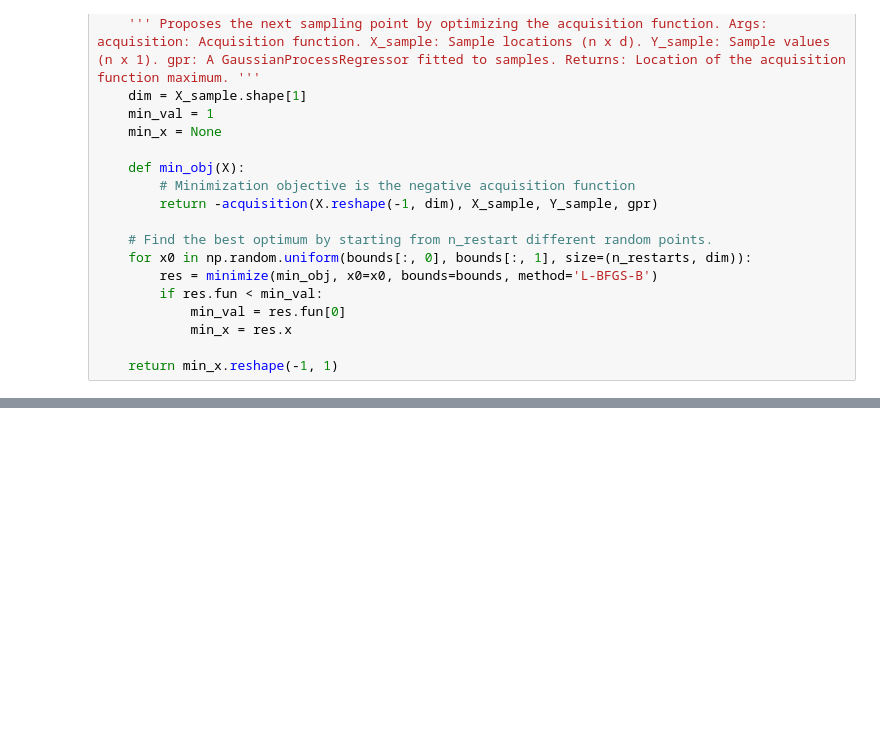
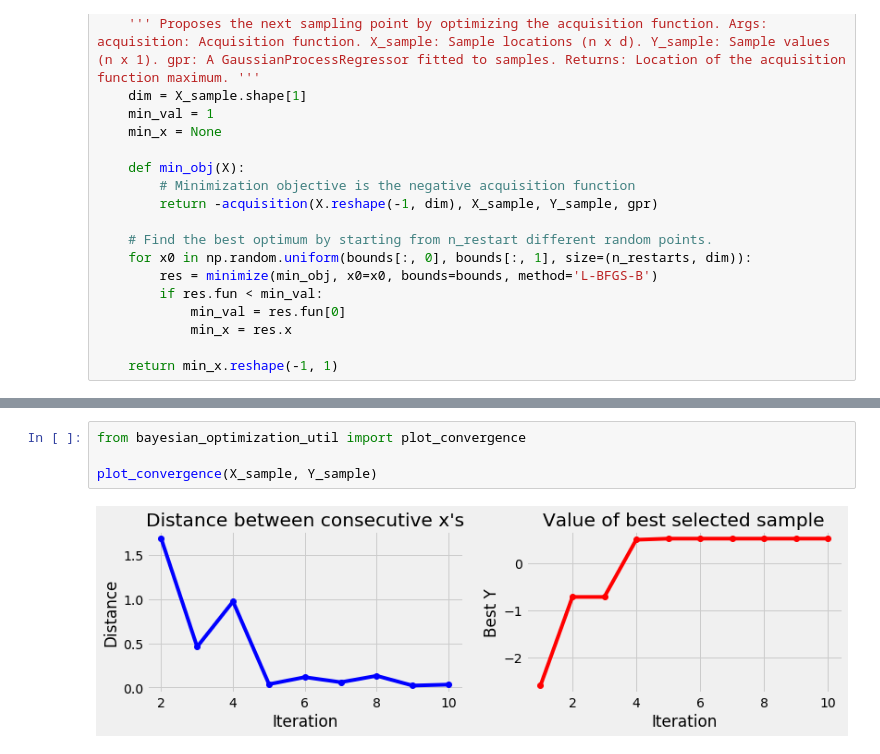
Before and after one commit to phuhavan/ml_alg, a Jupyter notebook: gp2/Untitled1.ipynb, the cells around one changed output, grey strips where cells are left out. Cells and saved outputs as stored; diff of their text form; blank space fills up the shorter version.

```diff
--- a/gp2/Untitled1.ipynb
+++ b/gp2/Untitled1.ipynb
@@ -120,0 +121,6 @@ plt.savefig('hyper_opt.png')
+# %%
+from bayesian_optimization_util import plot_convergence
+
+plot_convergence(X_sample, Y_sample)
+# %% [output]
+[figure, added]
```
Also changed, not shown: parts of 2 cells of this notebook, 1 other file.
